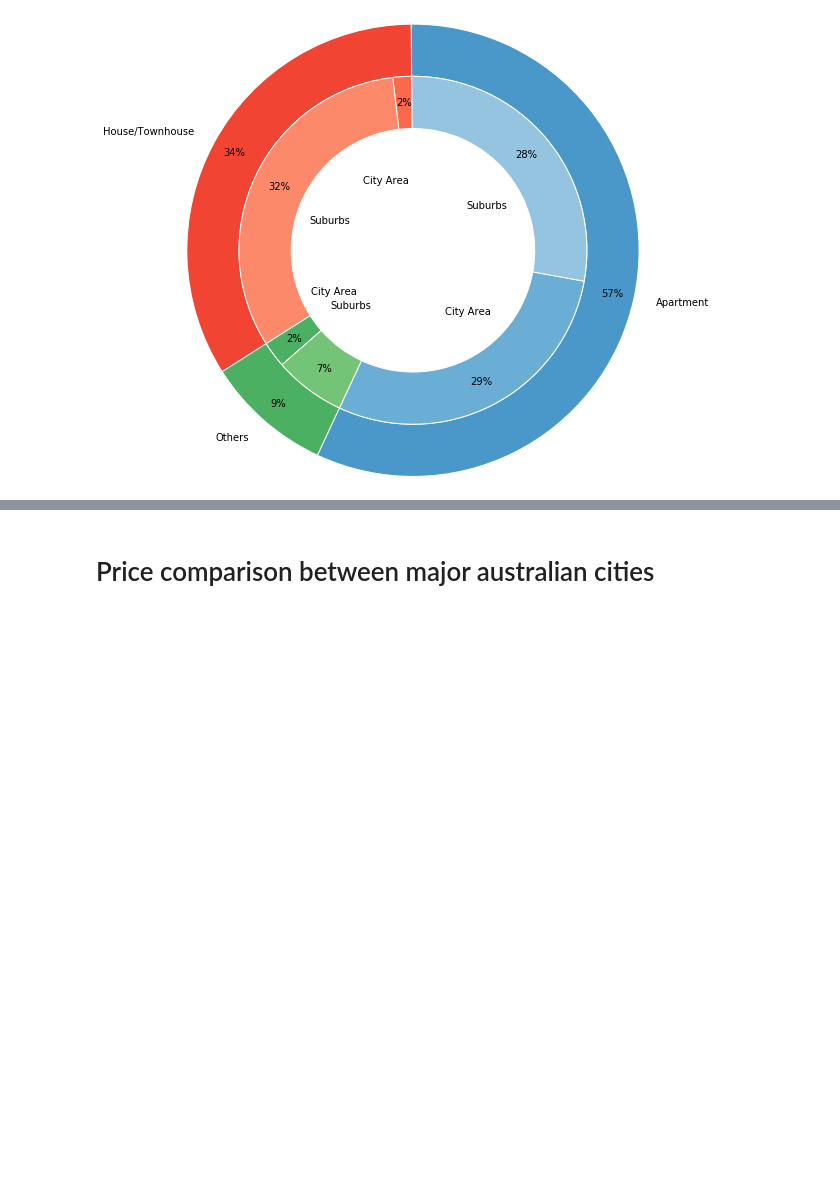
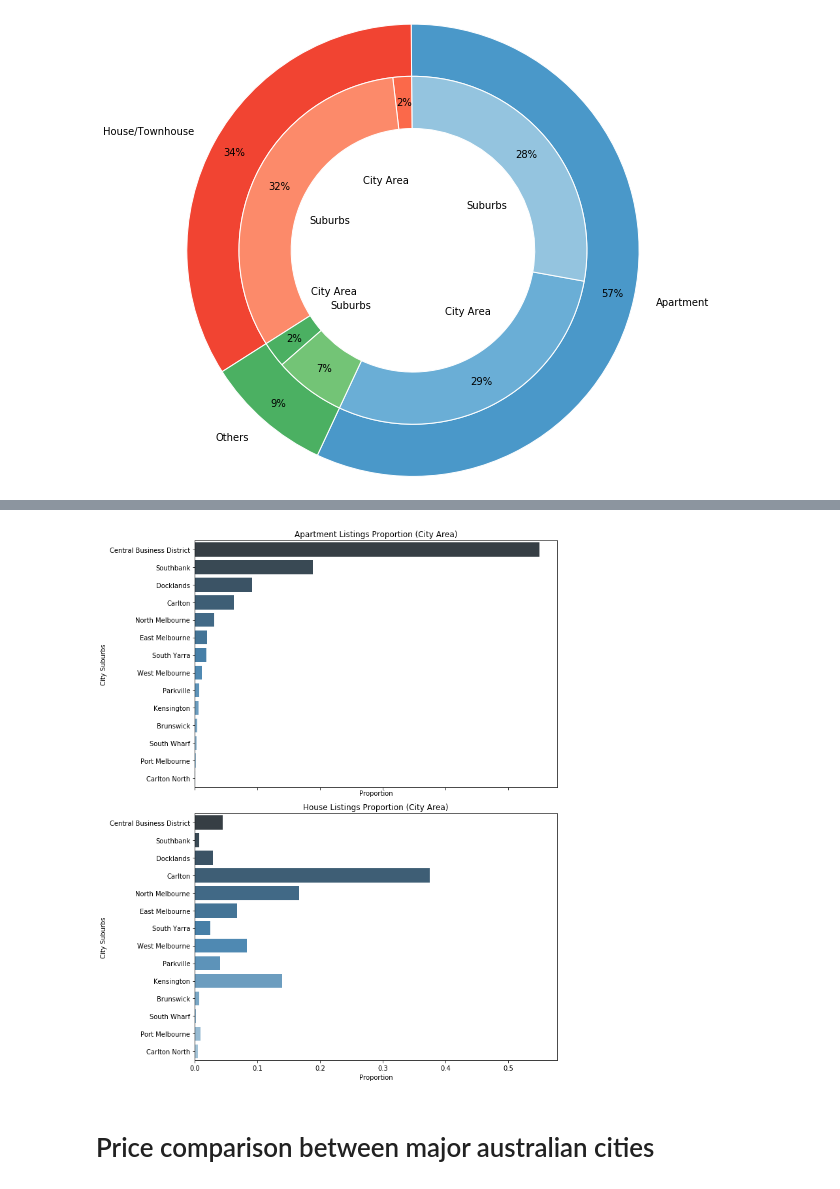
Before and after one commit to devmx00/melbourne-airbnb, a Jupyter notebook: melbourne_airbnb.ipynb, the cells around one changed output, grey strips where cells are left out. Saved outputs shown, nothing was run; the diff lists cells and outputs as text; code cells hidden in the pictures; blank space fills up the shorter version.

```diff
--- a/melbourne_airbnb.ipynb
+++ b/melbourne_airbnb.ipynb
@@ -138,3 +165,22 @@ plt.savefig('3.png');
+# %%
+city_title = ['Apartment Listings Proportion (City Area)','House Listings Proportion (City Area)']
+city_type = ['apartment_prop','house_prop']
+
+fig, ax = plt.subplots(2,1,figsize=[10,12],sharey=True,sharex=True)
+
+for i, var in enumerate(city_type):
+
+    axes=ax[i]
+    sns.barplot(y=city_listings['index'],x=city_listings[var],palette='Blues_d',ax=axes)
+    axes.title.set_text(city_title[i])
+    axes.set_xlabel('Proportion')
+    axes.set_ylabel('City Suburbs')
+
+
+plt.tight_layout()
+plt.savefig('4.png')
+# %% [output]
+[figure, added]
 # %% [markdown]
 # Price comparison between major australian cities
 # %%
```
Also changed, not shown: parts of 10 cells of this notebook, 6 other files.
